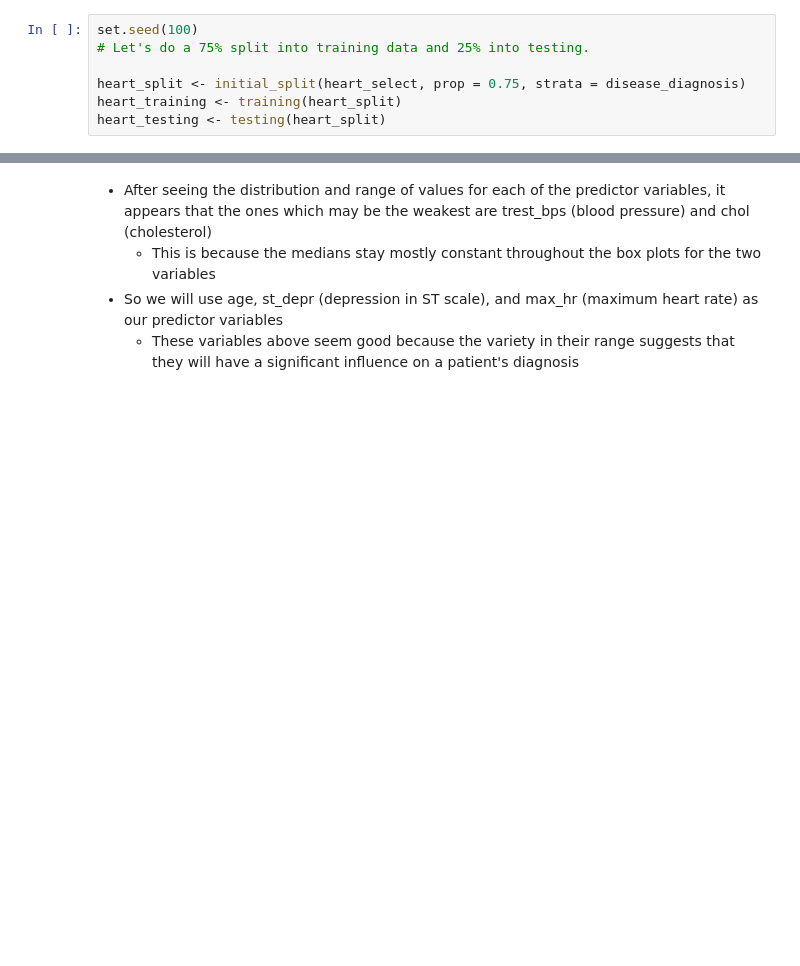
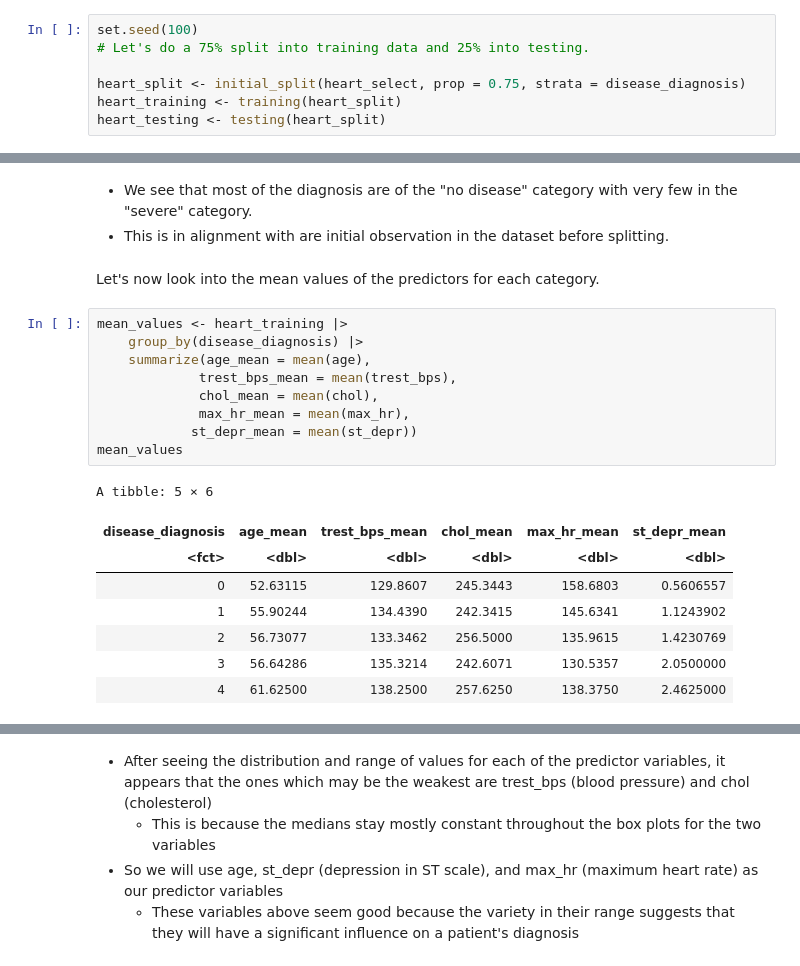
Before and after one commit to davidtheophine/dsci100-project, a Jupyter notebook: heart_disease_proposal.ipynb, the cells around one changed output, grey strips where cells are left out. Saved outputs shown, nothing was run; the diff lists cells and outputs as text; blank space fills up the shorter version.

```diff
--- a/heart_disease_proposal.ipynb
+++ b/heart_disease_proposal.ipynb
@@ -164,0 +202,23 @@ In order for us to determine how we should choose our predictors for our KNN-cla
+# %% [markdown]
+* We see that most of the diagnosis are of the "no disease" category with very few in the "severe" category.
+* This is in alignment with are initial observation in the dataset before splitting.
+# %% [markdown]
+Let's now look into the mean values of the predictors for each category.
+# %%
+mean_values <- heart_training |>
+    group_by(disease_diagnosis) |>
+    summarize(age_mean = mean(age),
+             trest_bps_mean = mean(trest_bps),
+             chol_mean = mean(chol),
+             max_hr_mean = mean(max_hr),
+            st_depr_mean = mean(st_depr))
+mean_values
+# %% [output]
+A tibble: 5 × 6
+| disease_diagnosis | age_mean | trest_bps_mean | chol_mean | max_hr_mean | st_depr_mean |
+| <fct> | <dbl> | <dbl> | <dbl> | <dbl> | <dbl> |
+| 0 | 52.63115 | 129.8607 | 245.3443 | 158.6803 | 0.5606557 |
+| 1 | 55.90244 | 134.4390 | 242.3415 | 145.6341 | 1.1243902 |
+| 2 | 56.73077 | 133.3462 | 256.5000 | 135.9615 | 1.4230769 |
+| 3 | 56.64286 | 135.3214 | 242.6071 | 130.5357 | 2.0500000 |
+| 4 | 61.62500 | 138.2500 | 257.6250 | 138.3750 | 2.4625000 |
```
Also changed, not shown: parts of 29 cells of this notebook.
